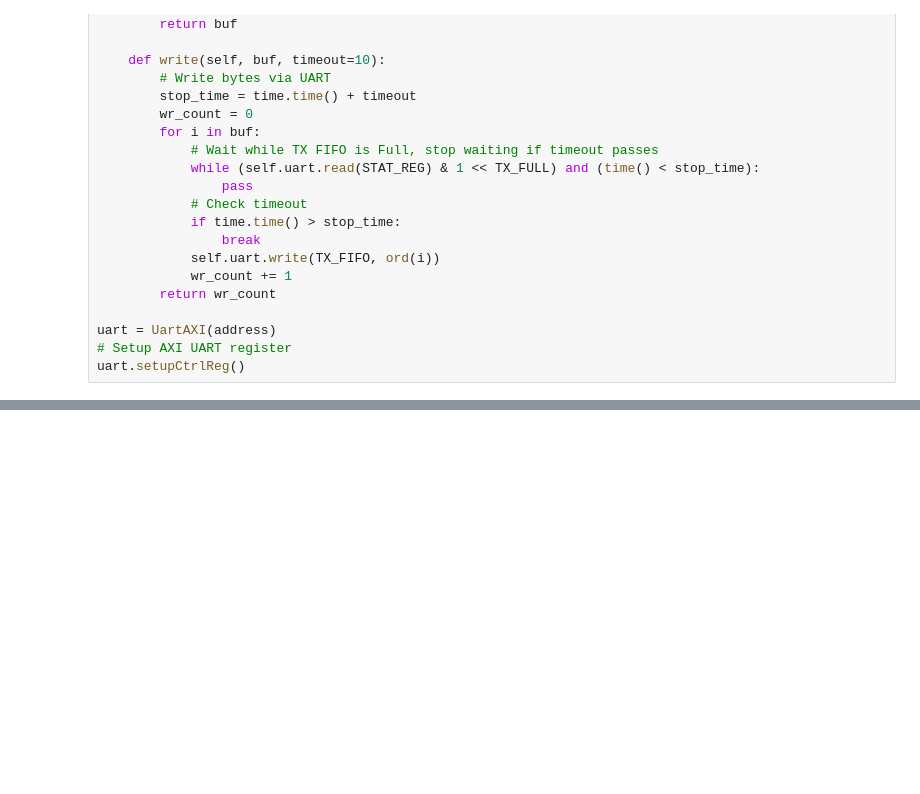
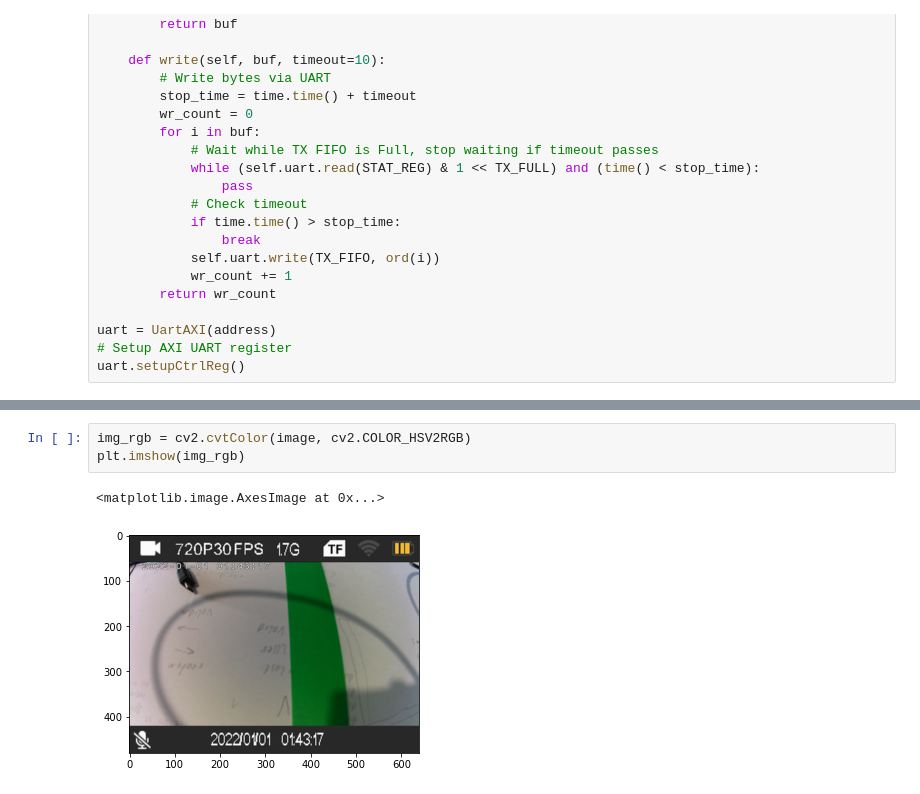
Before and after one commit to alexmangushev/PYNQ_car, a Jupyter notebook: python/hdmi_car.ipynb, the cells around one changed output, grey strips where cells are left out. Cells and saved outputs as stored; diff of their text form; blank space fills up the shorter version.

```diff
--- a/python/hdmi_car.ipynb
+++ b/python/hdmi_car.ipynb
@@ -204,0 +194,6 @@ uart.write('DD')
+# %%
+img_rgb = cv2.cvtColor(image, cv2.COLOR_HSV2RGB)
+plt.imshow(img_rgb)
+# %% [output]
+<matplotlib.image.AxesImage at 0x...>
+[figure, added]
```
Also changed, not shown: parts of 11 cells of this notebook, 20 other files.
